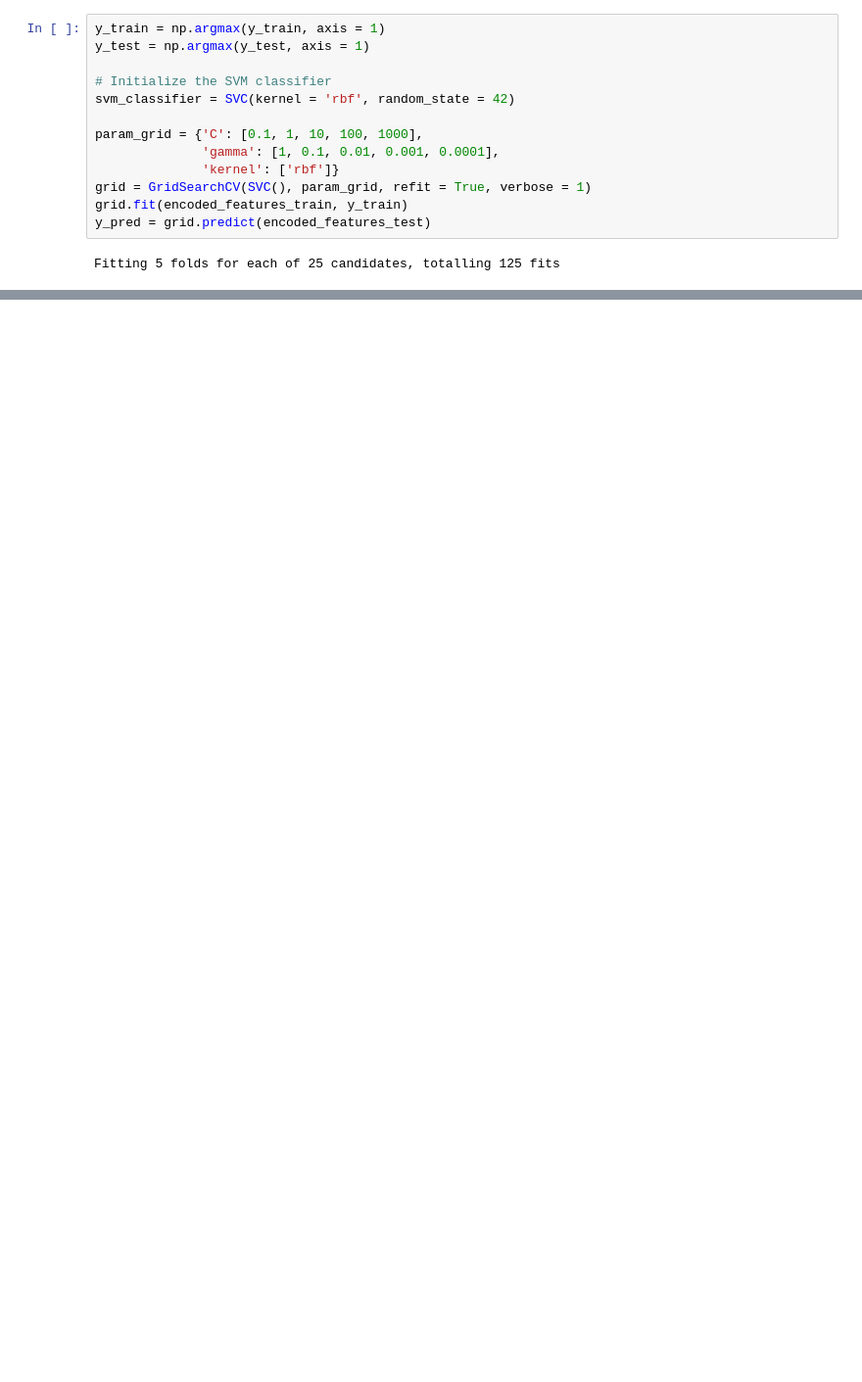
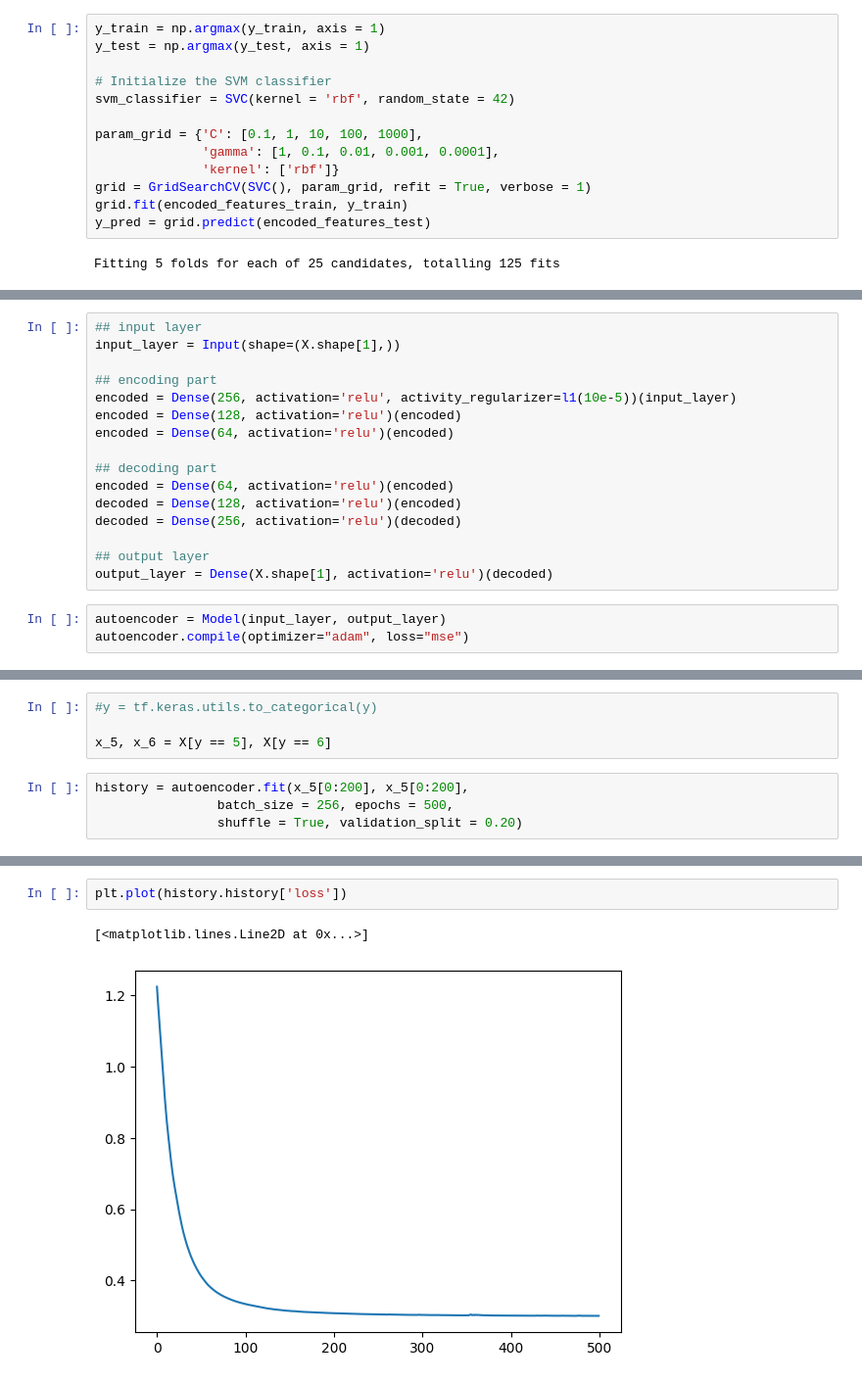
Before and after one commit to dariogemo/UNIVR-machinelearning, a Jupyter notebook: autoencoders_features_extraction.ipynb, the cells around one changed output, grey strips where cells are left out. Shown at 98% size. Cells and saved outputs as stored; diff of their text form; blank space fills up the shorter version.

```diff
--- a/autoencoders_features_extraction.ipynb
+++ b/autoencoders_features_extraction.ipynb
@@ -208,0 +206,19 @@ Accuracy: 0.9652335456475584
+# %%
+## input layer
+input_layer = Input(shape=(X.shape[1],))
+
+## encoding part
+encoded = Dense(256, activation='relu', activity_regularizer=l1(10e-5))(input_layer)
+encoded = Dense(128, activation='relu')(encoded)
+encoded = Dense(64, activation='relu')(encoded)
+
+## decoding part
+encoded = Dense(64, activation='relu')(encoded)
+decoded = Dense(128, activation='relu')(encoded)
+decoded = Dense(256, activation='relu')(decoded)
+
+## output layer
+output_layer = Dense(X.shape[1], activation='relu')(decoded)
+# %%
+autoencoder = Model(input_layer, output_layer)
+autoencoder.compile(optimizer="adam", loss="mse")
@@ -208,0 +227,8 @@ Accuracy: 0.9652335456475584
+# %%
+#y = tf.keras.utils.to_categorical(y)
+
+x_5, x_6 = X[y == 5], X[y == 6]
+# %%
+history = autoencoder.fit(x_5[0:200], x_5[0:200],
+                batch_size = 256, epochs = 500,
+                shuffle = True, validation_split = 0.20)
@@ -208,0 +253,5 @@ Accuracy: 0.9652335456475584
+# %%
+plt.plot(history.history['loss'])
+# %% [output]
+[<matplotlib.lines.Line2D at 0x...>]
+[figure, added]
```
Also changed, not shown: parts of 25 cells of this notebook.
